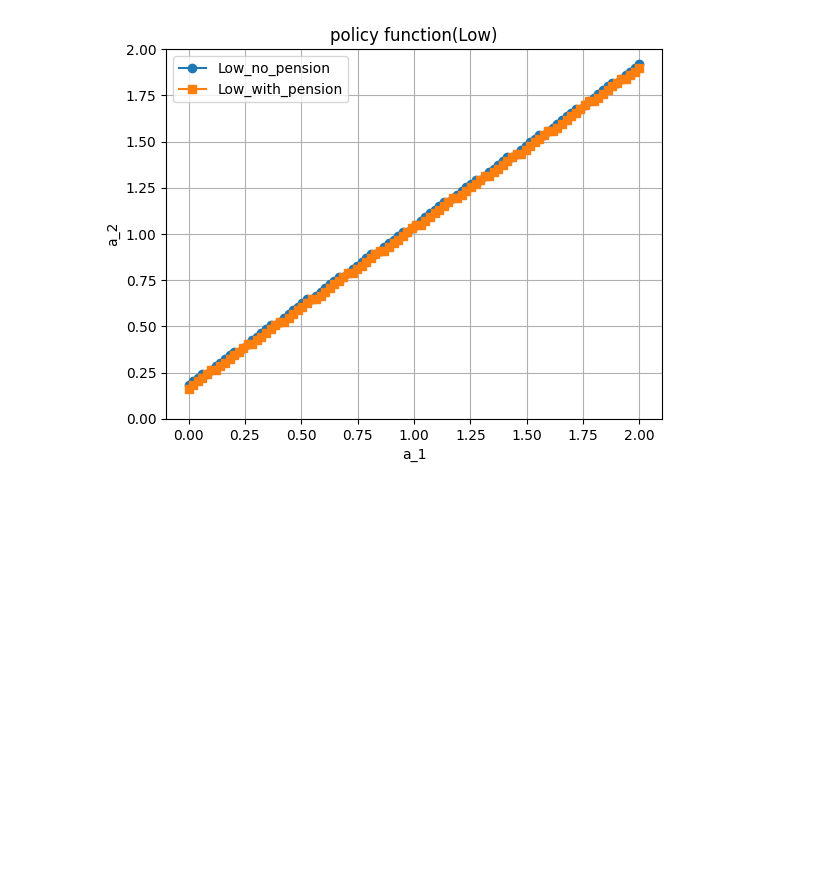
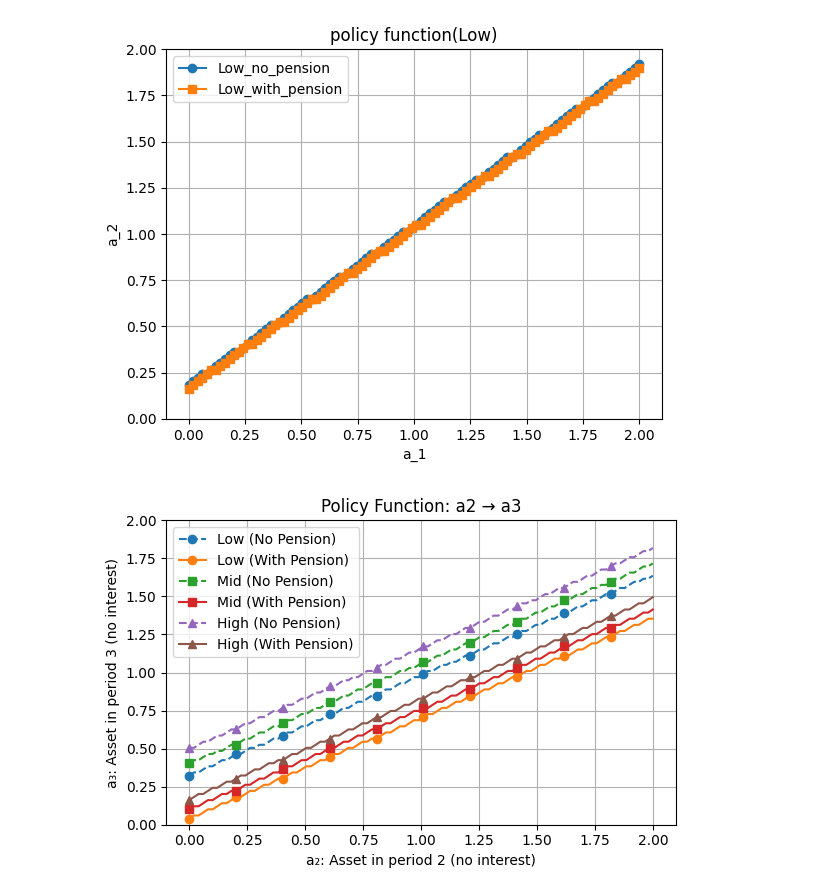
Before and after one commit to Shun1234321/keio-macro-second-half, a Jupyter notebook: final_project_quant_macro.ipynb, the cells around one changed output. Drawn from its saved outputs; the diff is of its cells as text; code cells hidden in the pictures; blank space fills up the shorter version.

```diff
--- a/final_project_quant_macro.ipynb
+++ b/final_project_quant_macro.ipynb
@@ -255,3 +255,30 @@ plt.show()
 [figure]
 [figure]
 [figure]
+# %%
+# a2,a3のpolicy function（参考）
+
+plt.figure(figsize=(6,4))
+for i, label, marker in zip(range(NL), ['Low','Mid','High'], ['o','s','^']):
+    plt.plot(
+        a,                                 # 横軸：a_2 のグリッド
+        aplus_no_pension[1, :, i],        # 年金なしの a3 = aplus_no_pension[1, :, i]
+        linestyle='--', marker=marker, markevery=10,
+        label=f'{label} (No Pension)'
+    )
+    plt.plot(
+        a,
+        aplus_with_pension[1, :, i],      # 年金ありの a3 = aplus_with_pension[1, :, i]
+        linestyle='-', marker=marker, markevery=10,
+        label=f'{label} (With Pension)'
+    )
+plt.title('Policy Function: a2 → a3')
+plt.xlabel('a₂: Asset in period 2 (no interest)')
+plt.ylabel('a₃: Asset in period 3 (no interest)')
+plt.ylim(a_l, a_u)
+plt.grid(True)
+plt.legend()
+plt.tight_layout()
+plt.show()
+# %% [output]
+[figure, added]
```
Also changed, not shown: parts of 2 cells of this notebook.
